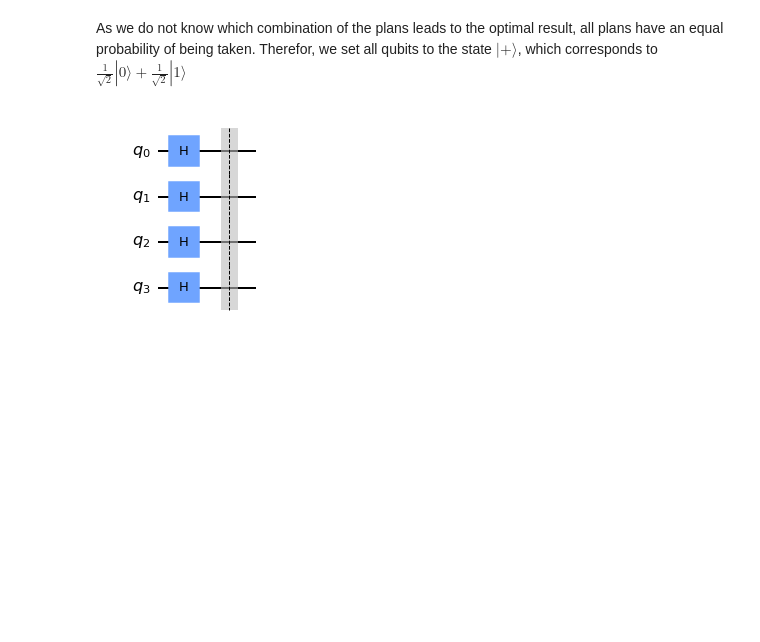
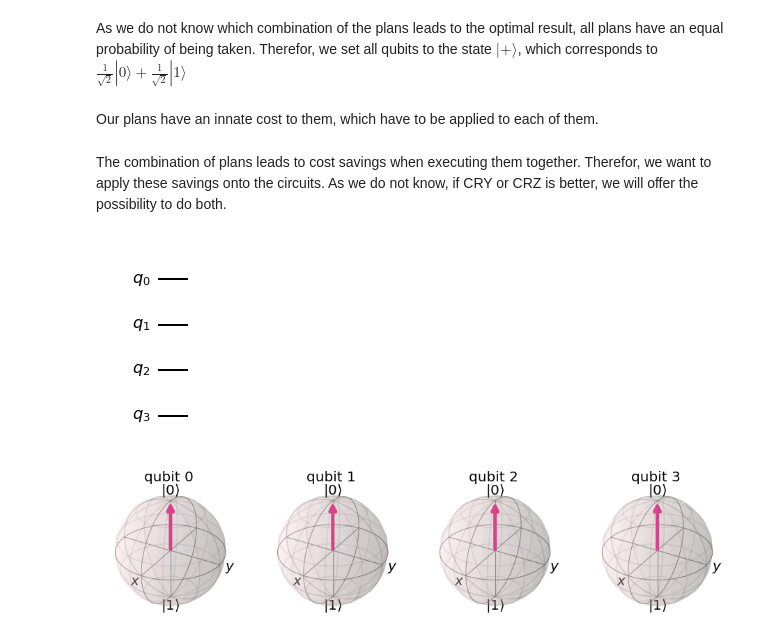
Before and after one commit to RicardoMonteiroSimoes/Quantum-Machine-Learning, a Jupyter notebook: code/mqo/qnn_circuit_design.ipynb, the cells around one changed output. Saved outputs shown, nothing was run; the diff lists cells and outputs as text; code cells hidden in the pictures; blank space fills up the shorter version.

```diff
--- a/code/mqo/qnn_circuit_design.ipynb
+++ b/code/mqo/qnn_circuit_design.ipynb
@@ -63,3 +66,7 @@ problems[0:5]
+# %%
+def plot_bloch_sphere(circuit):
+    state = Statevector.from_instruction(circuit)
+    display(plot_bloch_multivector(state))
 # %% [markdown]
 Generate a scaler that calculates down the cost to a range of $\left[-\frac{\pi}{2},-\frac{\pi}{2}\right]$
 # %%
@@ -73,7 +80,11 @@ As we do not know which combination of the plans leads to the optimal result, al
 def probability_principle(circuit):
     circuit.h(range(circuit.width()))
     circuit.barrier()
+# %% [markdown]
+Our plans have an innate cost to them, which have to be applied to each of them.
 # %%
 def plan_costs(costs, circuit):
     for i, cost in enumerate(costs):
         circuit.ry(i, cost)
+# %% [markdown]
+The combination of plans leads to cost savings when executing them together. Therefor, we want to apply these savings onto the circuits. As we do not know, if CRY or CRZ is better, we will offer the possibility to do both.
@@ -80,6 +94,7 @@ def plan_costs(costs, circuit):
 # %%
 circuit = QuantumCircuit(n_qubits)
-probability_principle(circuit)
-circuit.draw('mpl')
+display(circuit.draw('mpl'))
+plot_bloch_sphere(circuit)
 # %% [output]
-[figure, old version]
+[figure, new version]
+[figure, added]
```
Also changed, not shown: parts of 4 cells of this notebook.
